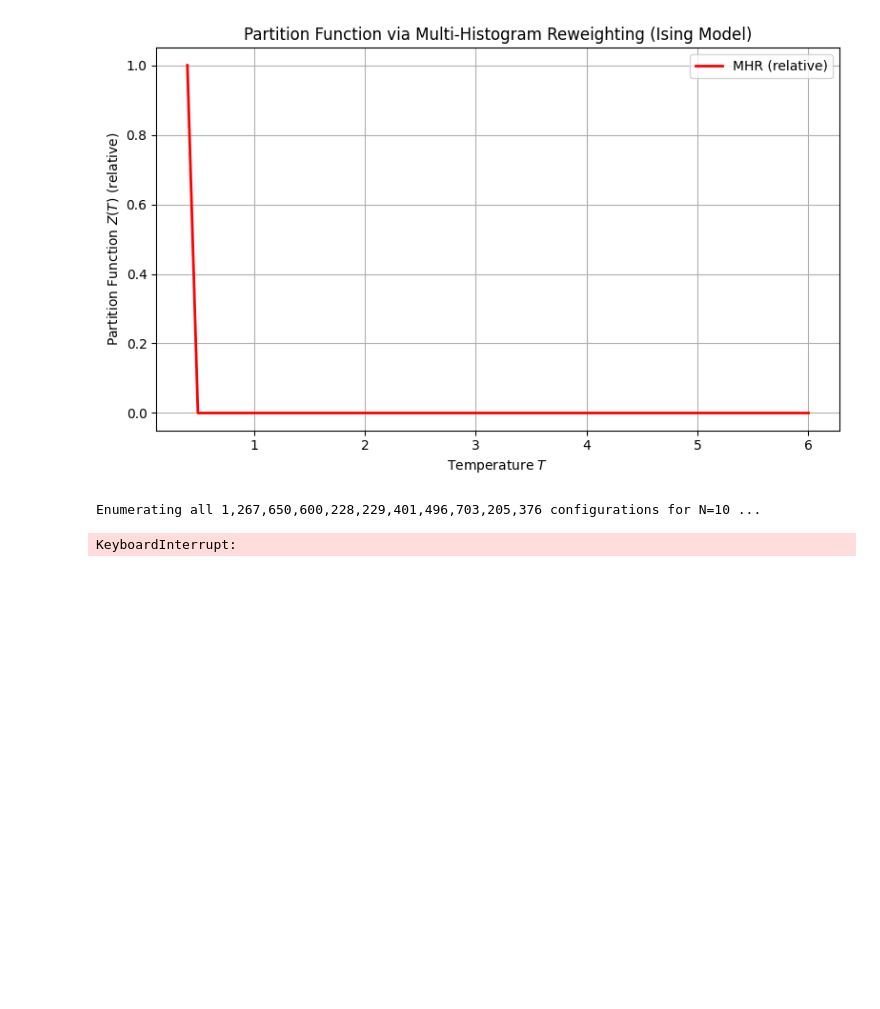
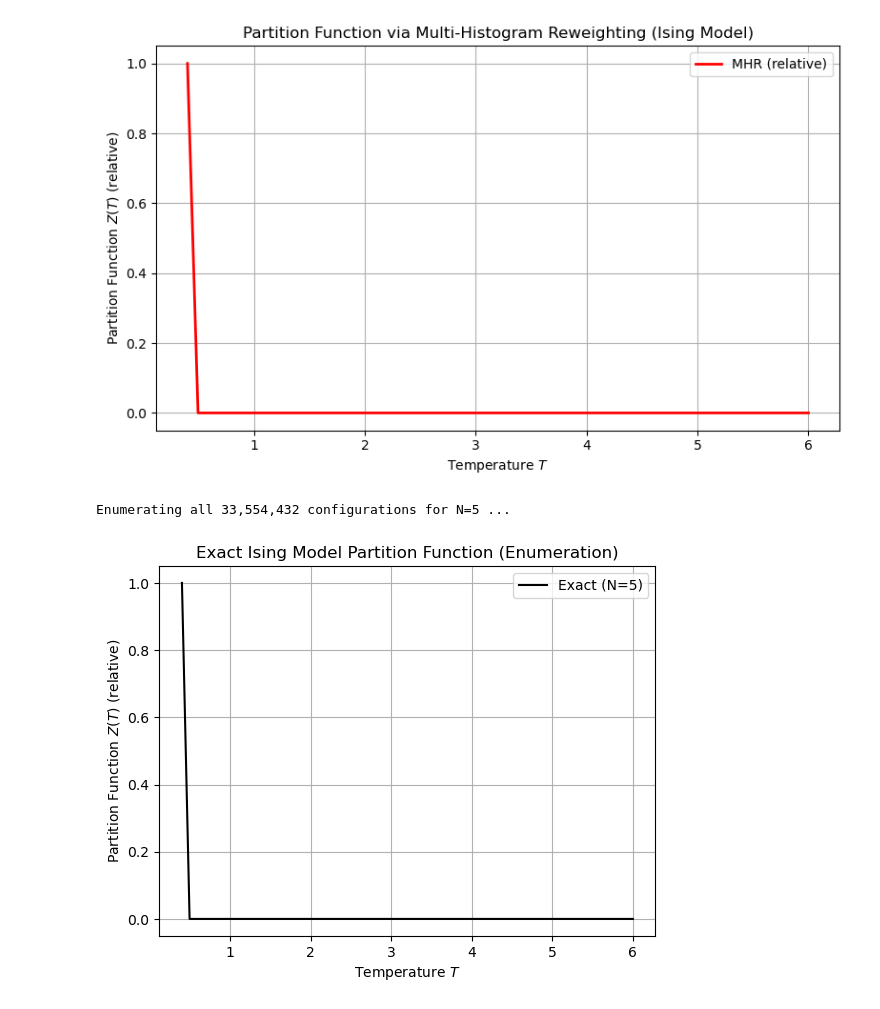
Before and after one commit to tvle2/qcss-partition, a Jupyter notebook: mcmc/main.ipynb, the cells around one changed output. Saved outputs shown, nothing was run; the diff lists cells and outputs as text; code cells hidden in the pictures; blank space fills up the shorter version.

```diff
--- a/mcmc/main.ipynb
+++ b/mcmc/main.ipynb
@@ -389,7 +389,7 @@ import itertools
 
 def enumerate_partition_function(N, T, latt):
     """
-    Brute force enumeration to compute Z(T) for your 2D Ising model.
+    Brute force enumeration to compute Z(T).
     """
     n_sites = N*N
     Z = 0.0
@@ -543,23 +543,23 @@ Estimating partition function Z(T) with MHR...
 # %%
 
 import matplotlib.pyplot as plt
 
-N = 10
+N = 5
 Te = np.linspace(0.4, 6.0, 60)
 Z_exact = []
 print(f"Enumerating all {2**(N*N):,} configurations for N={N} ...")
 for T in Te:
     Z_exact.append(enumerate_partition_function(N, T, latt))
 Z_exact = np.array(Z_exact)
 
 
 plt.plot(Te, Z_exact/np.max(Z_exact), 'k-', label=f'Exact (N={N})')
 plt.xlabel('Temperature $T$')
 plt.ylabel('Partition Function $Z(T)$ (relative)')
 plt.legend()
 plt.grid()
 plt.title("Exact Ising Model Partition Function (Enumeration)")
 plt.show()
 # %% [output]
-Enumerating all 1,267,650,600,228,229,401,496,703,205,376 configurations for N=10 ...
+Enumerating all 33,554,432 configurations for N=5 ...
-KeyboardInterrupt:
+[figure, added]
```
Also changed, not shown: parts of 4 cells of this notebook.
